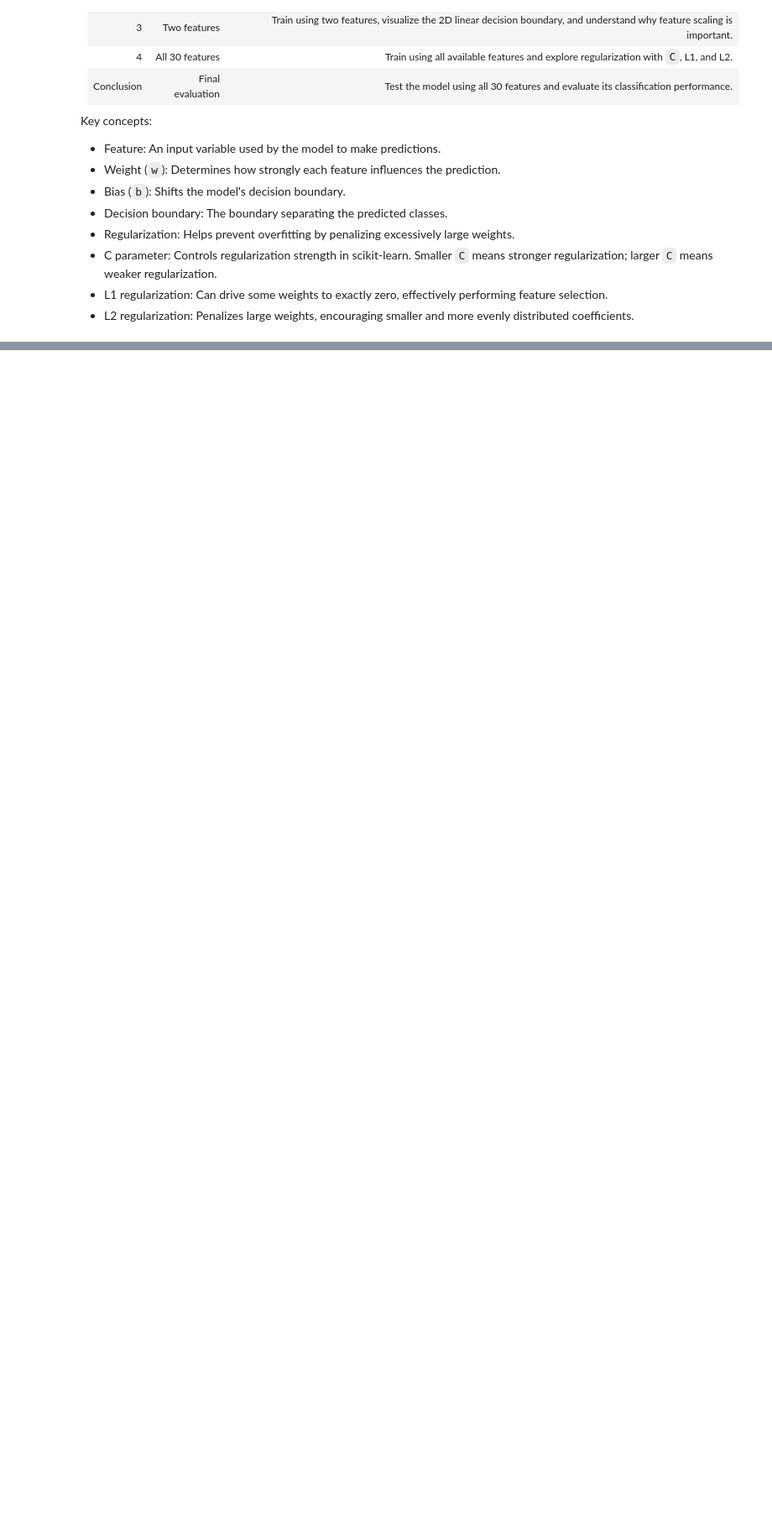
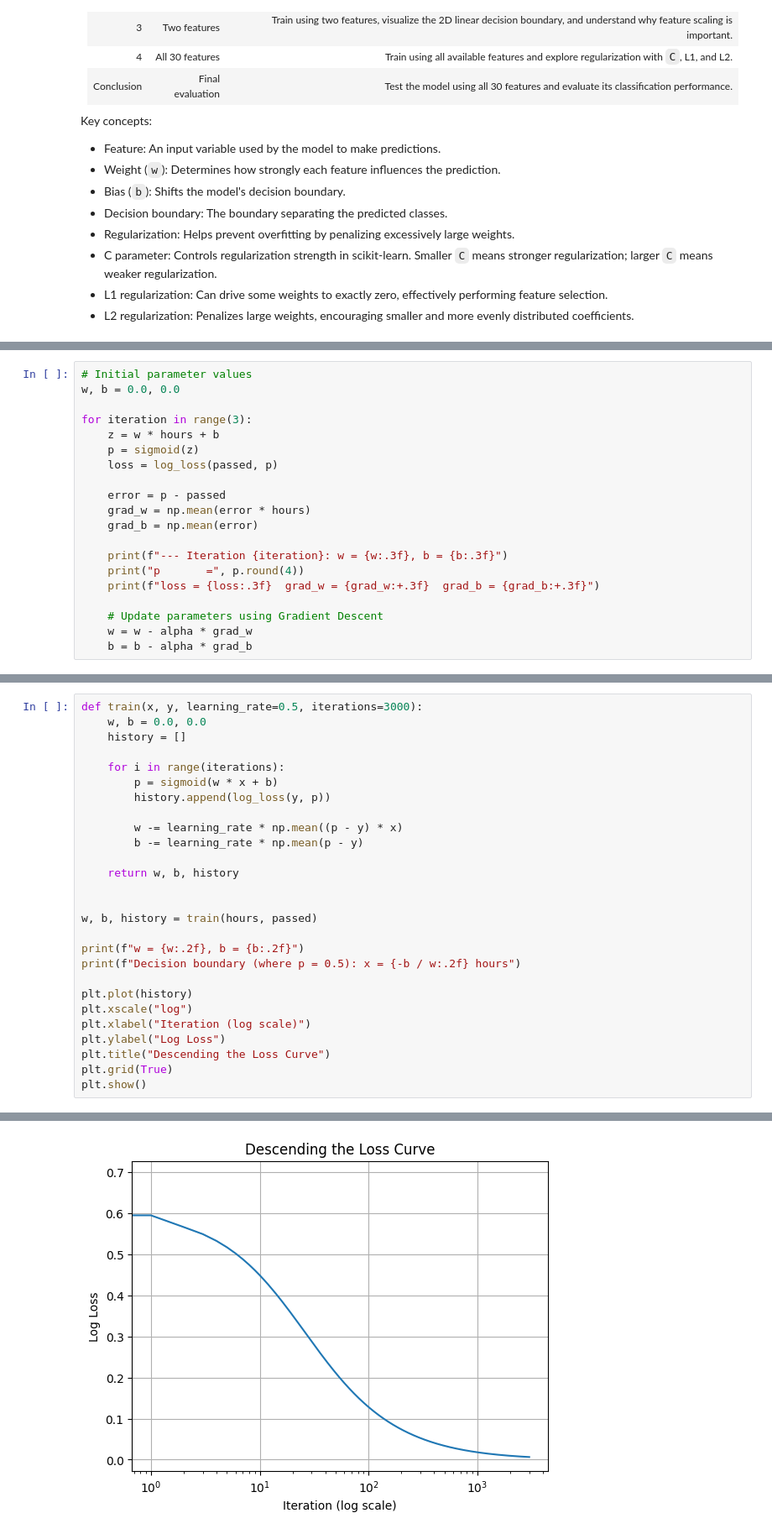
Before and after one commit to DavidCalebChaparroOrozco/hands-on-ml-sklearn-pytorch2026, a Jupyter notebook: notebooks/part1_fundamentals/ch04_training_models/06_logistic_regression_lab.ipynb, the cells around one changed output, grey strips where cells are left out. Shown at 84% size. Saved outputs shown, nothing was run; the diff lists cells and outputs as text; blank space fills up the shorter version.

```diff
--- a/notebooks/part1_fundamentals/ch04_training_models/06_logistic_regression_lab.ipynb
+++ b/notebooks/part1_fundamentals/ch04_training_models/06_logistic_regression_lab.ipynb
@@ -49,0 +149,20 @@ Key concepts:
+# %%
+# Initial parameter values
+w, b = 0.0, 0.0
+
+for iteration in range(3):
+    z = w * hours + b
+    p = sigmoid(z)
+    loss = log_loss(passed, p)
+
+    error = p - passed
+    grad_w = np.mean(error * hours)
+    grad_b = np.mean(error)
+
+    print(f"--- Iteration {iteration}: w = {w:.3f}, b = {b:.3f}")
+    print("p       =", p.round(4))
+    print(f"loss = {loss:.3f}  grad_w = {grad_w:+.3f}  grad_b = {grad_b:+.3f}")
+
+    # Update parameters using Gradient Descent
+    w = w - alpha * grad_w
+    b = b - alpha * grad_b
@@ -49,0 +201,28 @@ Key concepts:
+# %%
+def train(x, y, learning_rate=0.5, iterations=3000):
+    w, b = 0.0, 0.0
+    history = []
+
+    for i in range(iterations):
+        p = sigmoid(w * x + b)
+        history.append(log_loss(y, p))
+
+        w -= learning_rate * np.mean((p - y) * x)
+        b -= learning_rate * np.mean(p - y)
+
+    return w, b, history
+
+
+w, b, history = train(hours, passed)
+
+print(f"w = {w:.2f}, b = {b:.2f}")
+print(f"Decision boundary (where p = 0.5): x = {-b / w:.2f} hours")
+
+plt.plot(history)
+plt.xscale("log")
+plt.xlabel("Iteration (log scale)")
+plt.ylabel("Log Loss")
+plt.title("Descending the Loss Curve")
+plt.grid(True)
+plt.show()
+# %% [output]
@@ -49,0 +231 @@ Key concepts:
+[figure, added]
```
Also changed, not shown: parts of 39 cells of this notebook.
